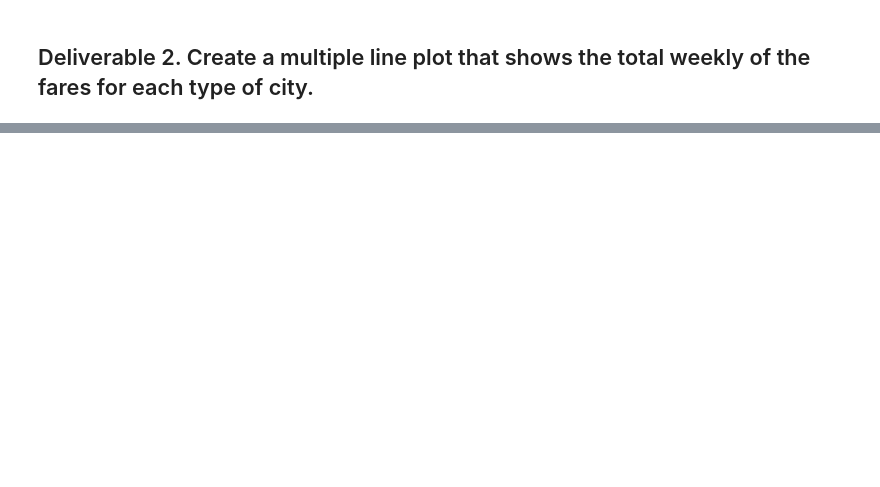
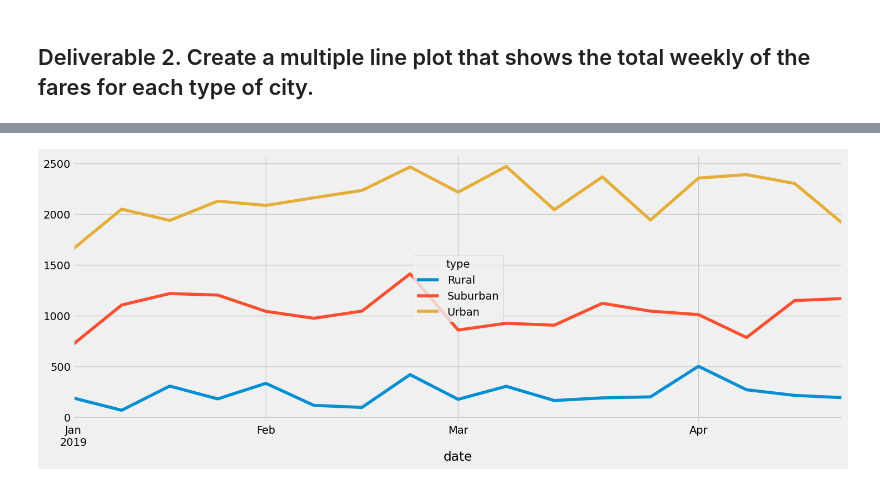
Before and after one commit to RexBas90/PyBer_Analysis, a Jupyter notebook: PyBer_Challenge.ipynb, the cells around one changed output, grey strips where cells are left out. Drawn from its saved outputs; the diff is of its cells as text; code cells hidden in the pictures; blank space fills up the shorter version.

```diff
--- a/PyBer_Challenge.ipynb
+++ b/PyBer_Challenge.ipynb
@@ -151,0 +356,2 @@ style.use('fivethirtyeight')
+# %%
+example_df= week_filter_df.reset_index()
@@ -151,0 +379,5 @@ style.use('fivethirtyeight')
+# %%
+ax1 = example_df.plot('date', kind = 'line',
+                figsize =(16,6))
+# %% [output]
+[figure, added]
```
Also changed, not shown: parts of 20 cells of this notebook, 3 other files.
